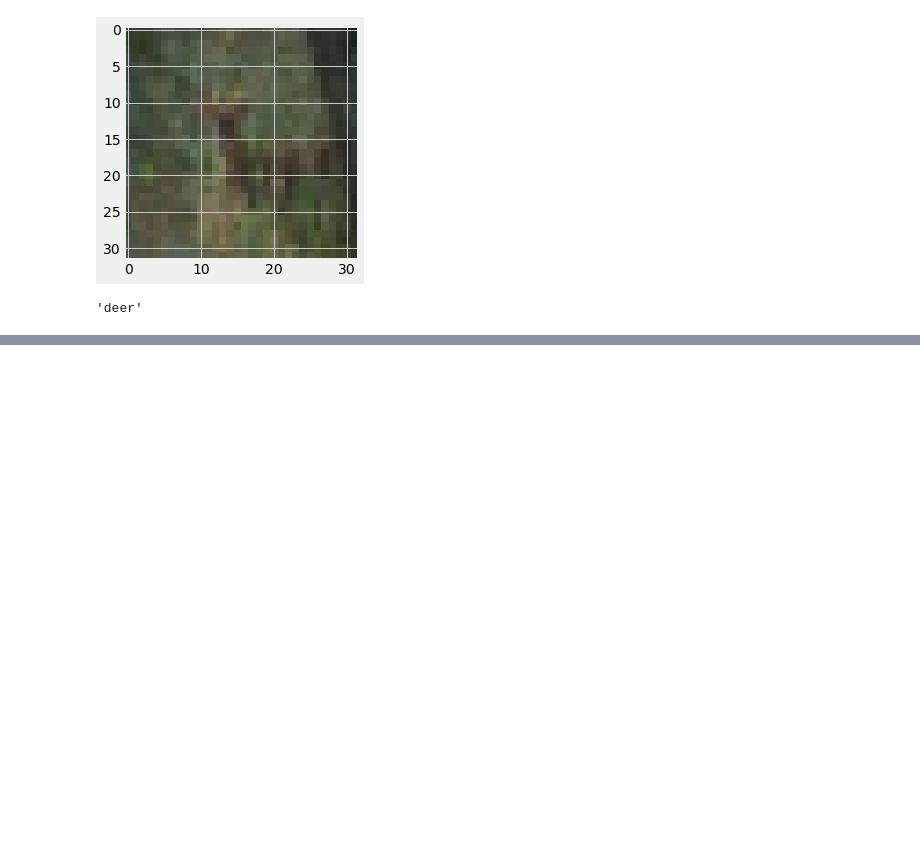
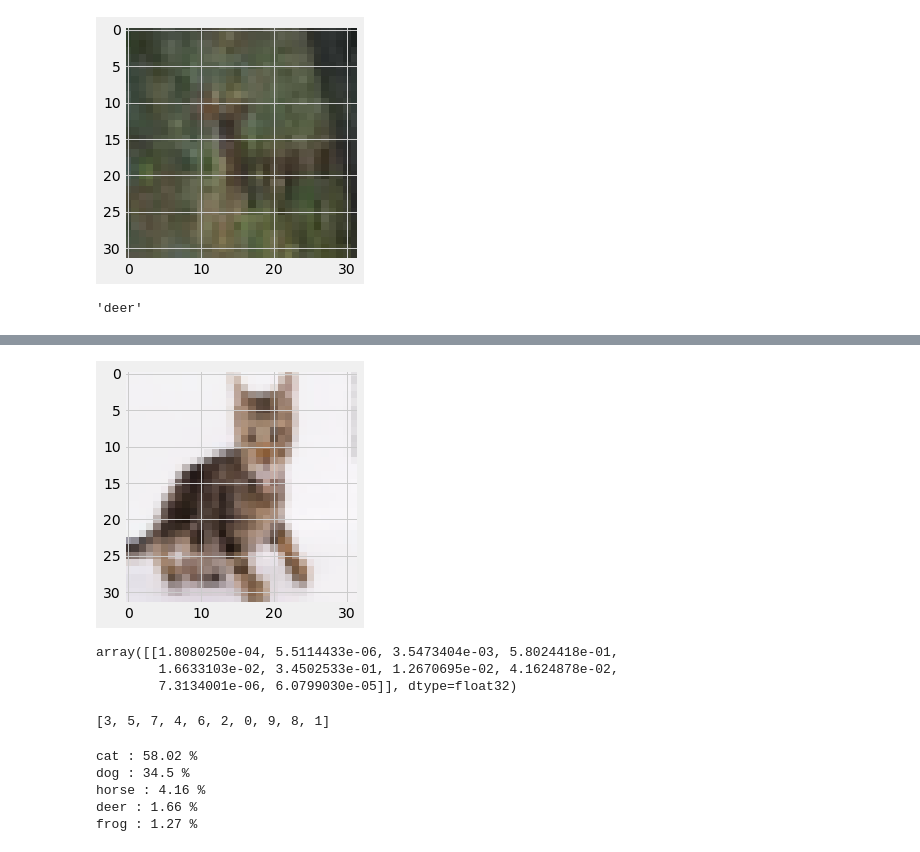
Before and after one commit to venki03/employees, a Jupyter notebook: image_classification.ipynb, the cells around one changed output, grey strips where cells are left out. Drawn from its saved outputs; the diff is of its cells as text; code cells hidden in the pictures; blank space fills up the shorter version.

```diff
--- a/image_classification.ipynb
+++ b/image_classification.ipynb
@@ -146,0 +168,39 @@ model.evaluate(x_test, y_test_one_hot)[1]
+# %%
+new_image = plt.imread('images.jpg')
+# %%
+from skimage.transform import resize
+resized_image = resize(new_image, (32,32,3))
+img = plt.imshow(resized_image)
+# %% [output]
+[figure, added]
+# %%
+prediction = model.predict(np.array([resized_image]))
+prediction
+# %% [output]
+array([[1.8080250e-04, 5.5114433e-06, 3.5473404e-03, 5.8024418e-01,
+        1.6633103e-02, 3.4502533e-01, 1.2670695e-02, 4.1624878e-02,
+        7.3134001e-06, 6.0799030e-05]], dtype=float32)
+# %%
+list_index = [0,1,2,3,4,5,6,7,8,9]
+
+x = prediction
+
+for i in range(10):
+  for j in range(10):
+    if x[0][list_index[i]] > x[0][list_index[j]]:
+      temp = list_index[i]
+      list_index[i] = list_index[j]
+      list_index[j] = temp
+
+list_index
+# %% [output]
+[3, 5, 7, 4, 6, 2, 0, 9, 8, 1]
+# %%
+for i in range(5):
+  print(classification[list_index[i]], ':', round(prediction[0][list_index[i]] * 100, 2), '%')
+# %% [output]
+cat : 58.02 %
+dog : 34.5 %
+horse : 4.16 %
+deer : 1.66 %
+frog : 1.27 %
```
Also changed, not shown: parts of 7 cells of this notebook.
